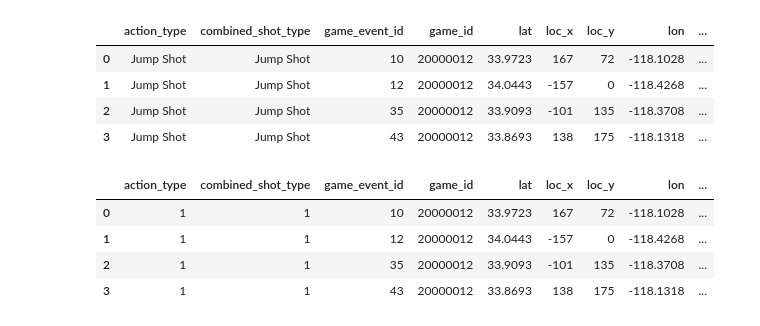
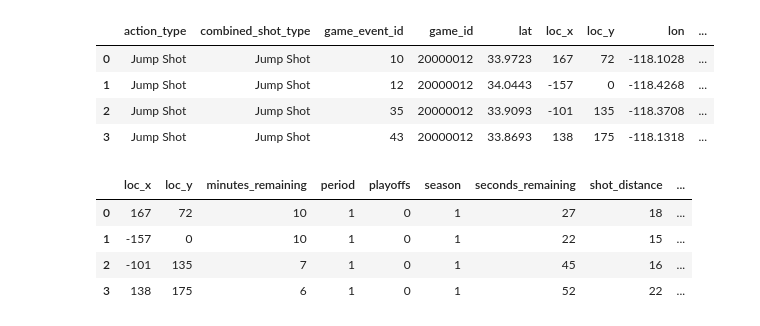
Before and after one commit to fateevstanislav/ml, a Jupyter notebook: Kobe/KobeSolve.ipynb, the cells around one changed output. Cells and saved outputs as stored; diff of their text form; code cells hidden in the pictures.

```diff
--- a/Kobe/KobeSolve.ipynb
+++ b/Kobe/KobeSolve.ipynb
@@ -8,8 +8,8 @@ import xgboost as xgb
 import numpy as np
 # %%
 pd.set_option('max_columns', 30)
-fulldata = pd.read_csv('data.csv');
-fulldata.head(4)
+fulldata1 = pd.read_csv('data.csv');
+fulldata1.head(4)
 # %% [output]
 |  | action_type | combined_shot_type | game_event_id | game_id | lat | loc_x | loc_y | lon | ... |
 | 0 | Jump Shot | Jump Shot | 10 | 20000012 | 33.9723 | 167 | 72 | -118.1028 | ... |
@@ -17,21 +17,34 @@ fulldata.head(4)
 | 2 | Jump Shot | Jump Shot | 35 | 20000012 | 33.9093 | -101 | 135 | -118.3708 | ... |
 | 3 | Jump Shot | Jump Shot | 43 | 20000012 | 33.8693 | 138 | 175 | -118.1318 | ... |
 # %%
+fulldata = fulldata1.copy()
 fulldata['matchup'] = fulldata['matchup'].map(lambda x: x.split()[1])
+fulldata.drop(['game_event_id', 'game_id', 'lat', 'lon', 'team_id', 'team_name', 'shot_id', 'game_date'], axis=1, inplace=True)
 
-text_columns = ['action_type', 'season', 'game_date', 'combined_shot_type', 'shot_type', 'shot_zone_area', 'shot_zone_basic', 'shot_zone_range', 'team_name', 'matchup', 'opponent']
+actiontypes = dict(fulldata.action_type.value_counts())
+fulldata['type'] = fulldata.apply(lambda row: row['action_type'] if actiontypes[row['action_type']] > 20\
+                          else row['combined_shot_type'], axis=1)
+
+fulldata.drop(['action_type', 'combined_shot_type'], axis=1, inplace=True)
+
+fulldata['time_remaining'] = fulldata.apply(lambda row: row['minutes_remaining'] * 60 + row['seconds_remaining'], axis=1)
+fulldata['last_moments'] = fulldata.apply(lambda row: 1 if row['time_remaining'] < 3 else 0, axis=1)
+fulldata['distance'] = fulldata.apply(lambda row: row['shot_distance'] if row['shot_distance'] <45 else 45, axis=1)
+
+text_columns = ['type', 'season', 'shot_type', 'shot_zone_area', 'shot_zone_basic', 'shot_zone_range', 'matchup', 'opponent'] # 'action_type', 'combined_shot_type' , 'game_date'
+# get_dummies could be used istead of this code:
 for col in text_columns:
     uniq_words = fulldata[col].unique()
     uniq_words = dict(enumerate(uniq_words, 1)) # 1 to enumerate from 1
     uniq_words = {v:k for k,v in uniq_words.items()}
     fulldata = fulldata.replace({col: uniq_words})
 fulldata.head(4)
 # %% [output]
-|  | action_type | combined_shot_type | game_event_id | game_id | lat | loc_x | loc_y | lon | ... |
-| 0 | 1 | 1 | 10 | 20000012 | 33.9723 | 167 | 72 | -118.1028 | ... |
-| 1 | 1 | 1 | 12 | 20000012 | 34.0443 | -157 | 0 | -118.4268 | ... |
-| 2 | 1 | 1 | 35 | 20000012 | 33.9093 | -101 | 135 | -118.3708 | ... |
-| 3 | 1 | 1 | 43 | 20000012 | 33.8693 | 138 | 175 | -118.1318 | ... |
+|  | loc_x | loc_y | minutes_remaining | period | playoffs | season | seconds_remaining | shot_distance | ... |
+| 0 | 167 | 72 | 10 | 1 | 0 | 1 | 27 | 18 | ... |
+| 1 | -157 | 0 | 10 | 1 | 0 | 1 | 22 | 15 | ... |
+| 2 | -101 | 135 | 7 | 1 | 0 | 1 | 45 | 16 | ... |
+| 3 | 138 | 175 | 6 | 1 | 0 | 1 | 52 | 22 | ... |
 # %%
 data_test = fulldata[pd.isnull(fulldata['shot_made_flag'])]
 data = fulldata[pd.notnull(fulldata['shot_made_flag'])]
```
Also changed, not shown: parts of 22 cells of this notebook, 3 other files.
